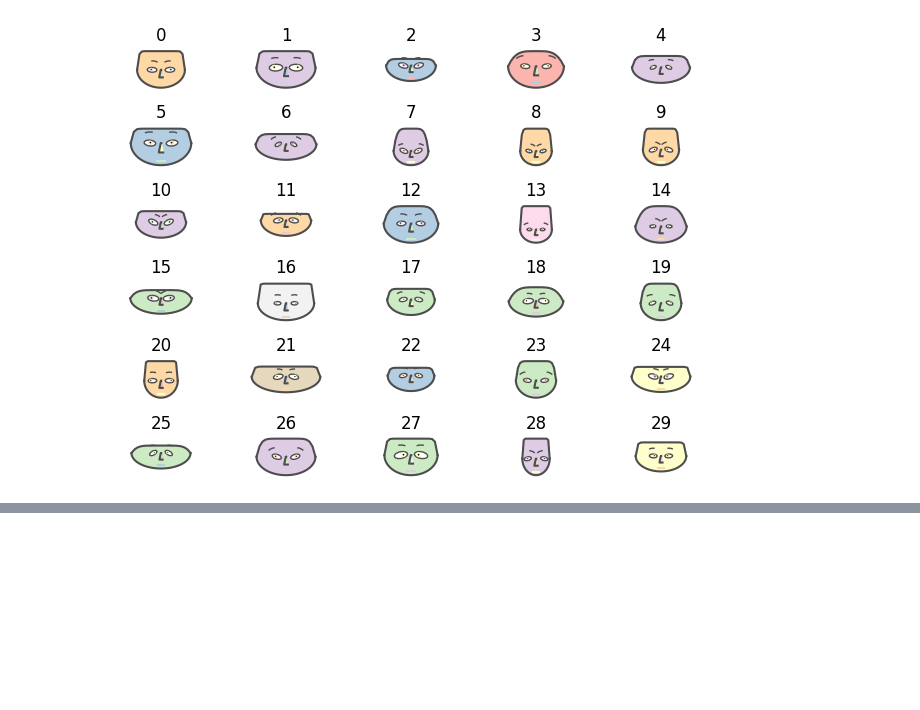
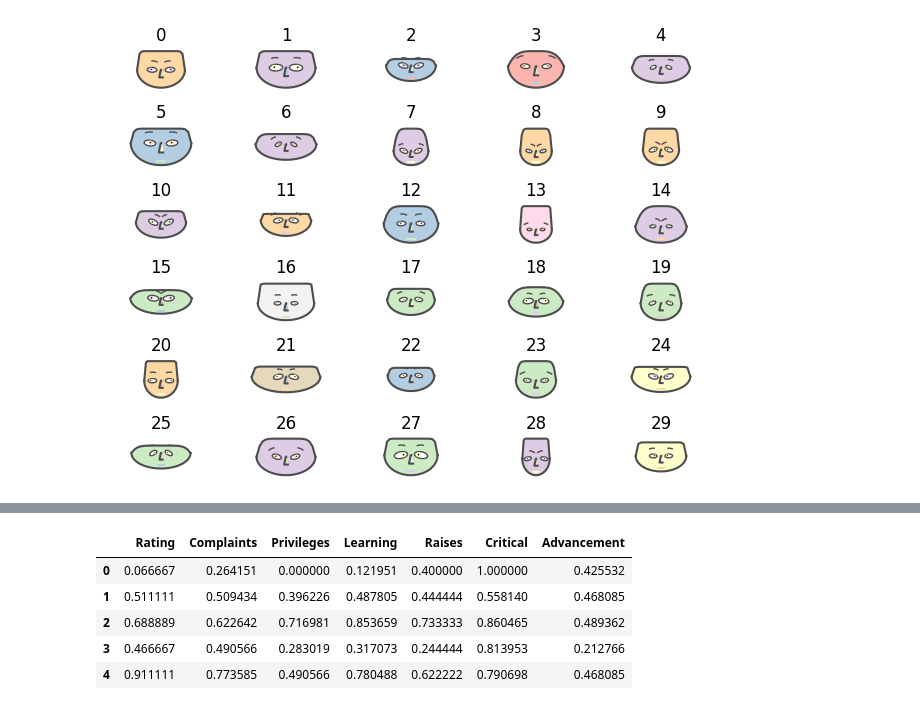
Before and after one commit to Coreym6/Public-Practice-, a Jupyter notebook: Study Implementations/matrices.ipynb, the cells around one changed output, grey strips where cells are left out. Cells and saved outputs as stored; diff of their text form; code cells hidden in the pictures; blank space fills up the shorter version.

```diff
--- a/Study Implementations/matrices.ipynb
+++ b/Study Implementations/matrices.ipynb
@@ -117,0 +128,10 @@ matplotlib.pyplot.show()
+# %%
+dfData2 = variables_rescale(dfData)
+dfData2.head()
+# %% [output]
+|  | Rating | Complaints | Privileges | Learning | Raises | Critical | Advancement |
+| 0 | 0.066667 | 0.264151 | 0.000000 | 0.121951 | 0.400000 | 1.000000 | 0.425532 |
+| 1 | 0.511111 | 0.509434 | 0.396226 | 0.487805 | 0.444444 | 0.558140 | 0.468085 |
+| 2 | 0.688889 | 0.622642 | 0.716981 | 0.853659 | 0.733333 | 0.860465 | 0.489362 |
+| 3 | 0.466667 | 0.490566 | 0.283019 | 0.317073 | 0.244444 | 0.813953 | 0.212766 |
+| 4 | 0.911111 | 0.773585 | 0.490566 | 0.780488 | 0.622222 | 0.790698 | 0.468085 |
```
Also changed, not shown: parts of 2 cells of this notebook.
